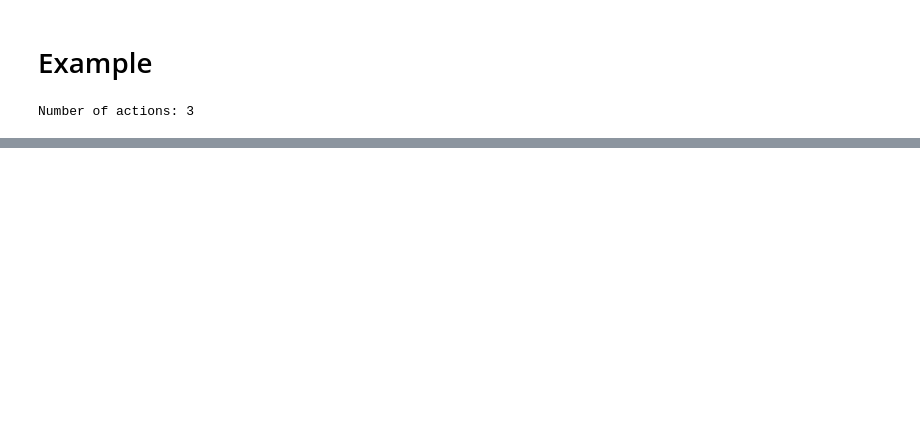
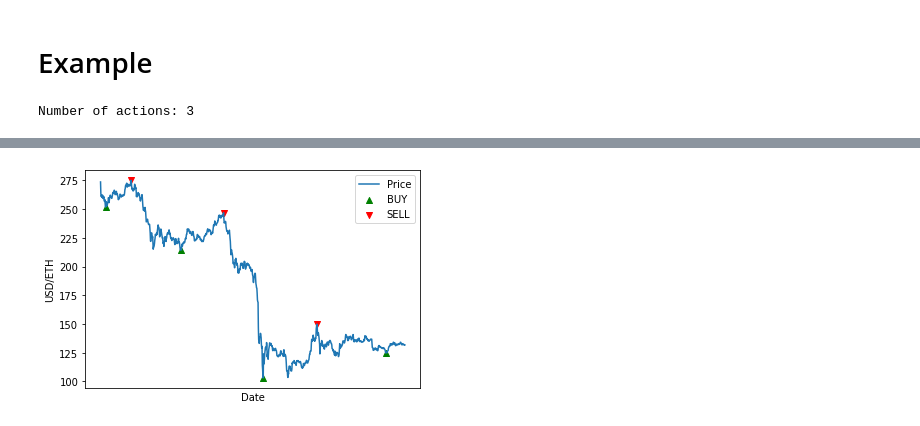
Before and after one commit to damiano9669/gym-trading, a Jupyter notebook: example.ipynb, the cells around one changed output, grey strips where cells are left out. Saved outputs shown, nothing was run; the diff lists cells and outputs as text; code cells hidden in the pictures; blank space fills up the shorter version.

```diff
--- a/example.ipynb
+++ b/example.ipynb
@@ -21,2 +21,7 @@ print(observation, env.get_current_cripto())
+# %%
+# render optimal choices
+env.render_optimal()
+# %% [output]
+[figure, added]
 # %%
 # simulating a trading session
```
Also changed, not shown: parts of 4 cells of this notebook, 3 other files.
